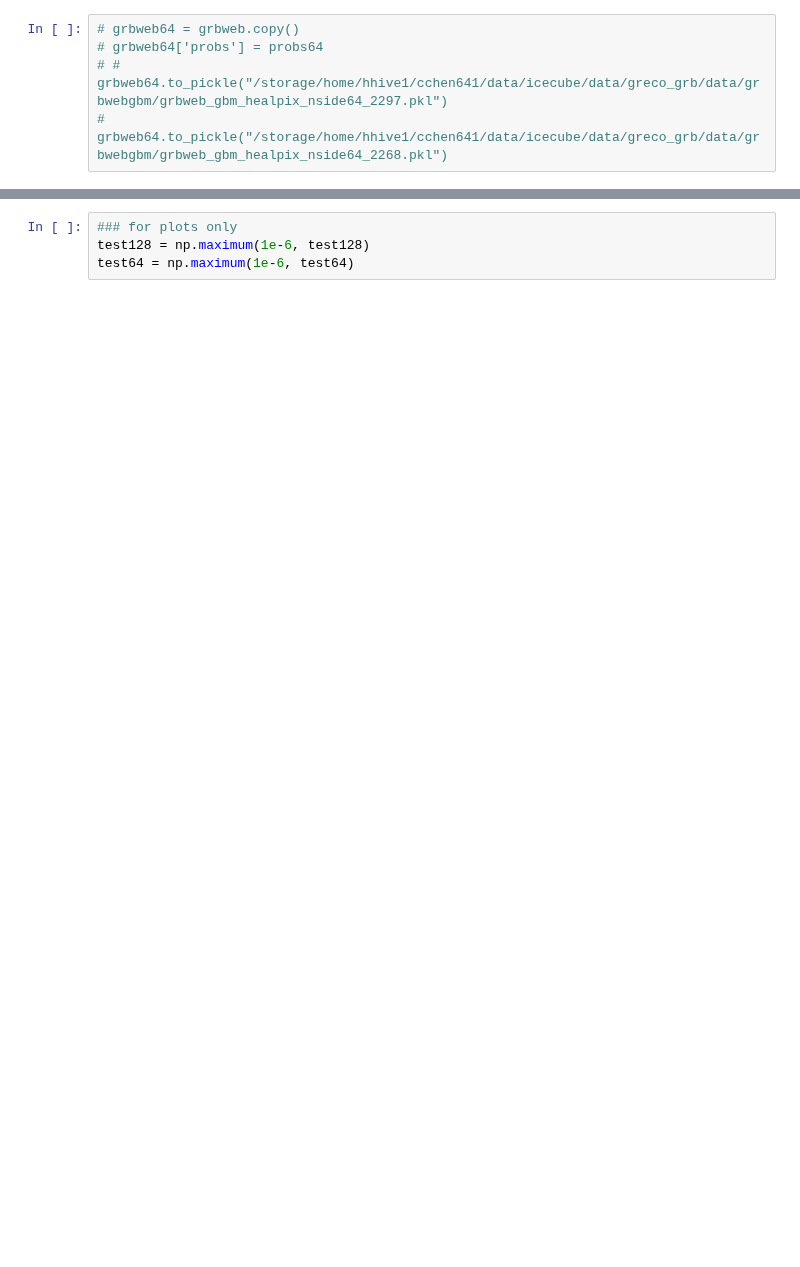
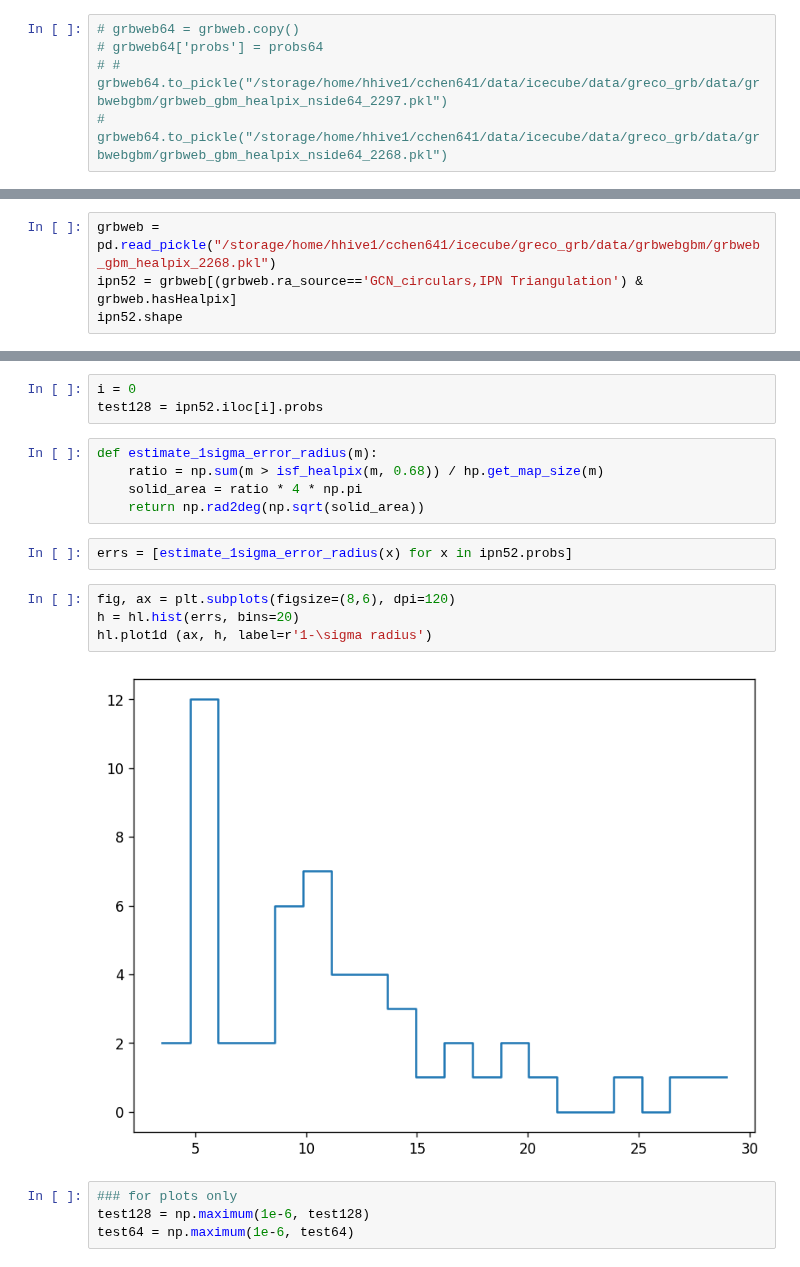
Before and after one commit to ChujieChen/greco_grb, a Jupyter notebook: notebooks/03_check_no_gbm_grb_create_final_grblist.ipynb, the cells around one changed output, grey strips where cells are left out. Saved outputs shown, nothing was run; the diff lists cells and outputs as text; blank space fills up the shorter version.

```diff
--- a/notebooks/03_check_no_gbm_grb_create_final_grblist.ipynb
+++ b/notebooks/03_check_no_gbm_grb_create_final_grblist.ipynb
@@ -319,0 +427,4 @@ DONE
+# %%
+grbweb = pd.read_pickle("/storage/home/hhive1/cchen641/icecube/greco_grb/data/grbwebgbm/grbweb_gbm_healpix_2268.pkl")
+ipn52 = grbweb[(grbweb.ra_source=='GCN_circulars,IPN Triangulation') & grbweb.hasHealpix]
+ipn52.shape
@@ -320,3 +451,19 @@ DONE
+# %%
+i = 0
+test128 = ipn52.iloc[i].probs
+# %%
+def estimate_1sigma_error_radius(m):
+    ratio = np.sum(m > isf_healpix(m, 0.68)) / hp.get_map_size(m)
+    solid_area = ratio * 4 * np.pi
+    return np.rad2deg(np.sqrt(solid_area))
+# %%
+errs = [estimate_1sigma_error_radius(x) for x in ipn52.probs]
+# %%
+fig, ax = plt.subplots(figsize=(8,6), dpi=120)
+h = hl.hist(errs, bins=20)
+hl.plot1d (ax, h, label=r'1-\sigma radius')
+# %% [output]
+[figure, added]
 # %%
 ### for plots only
 test128 = np.maximum(1e-6, test128)
```
Also changed, not shown: parts of 39 cells of this notebook, 9 other files.
